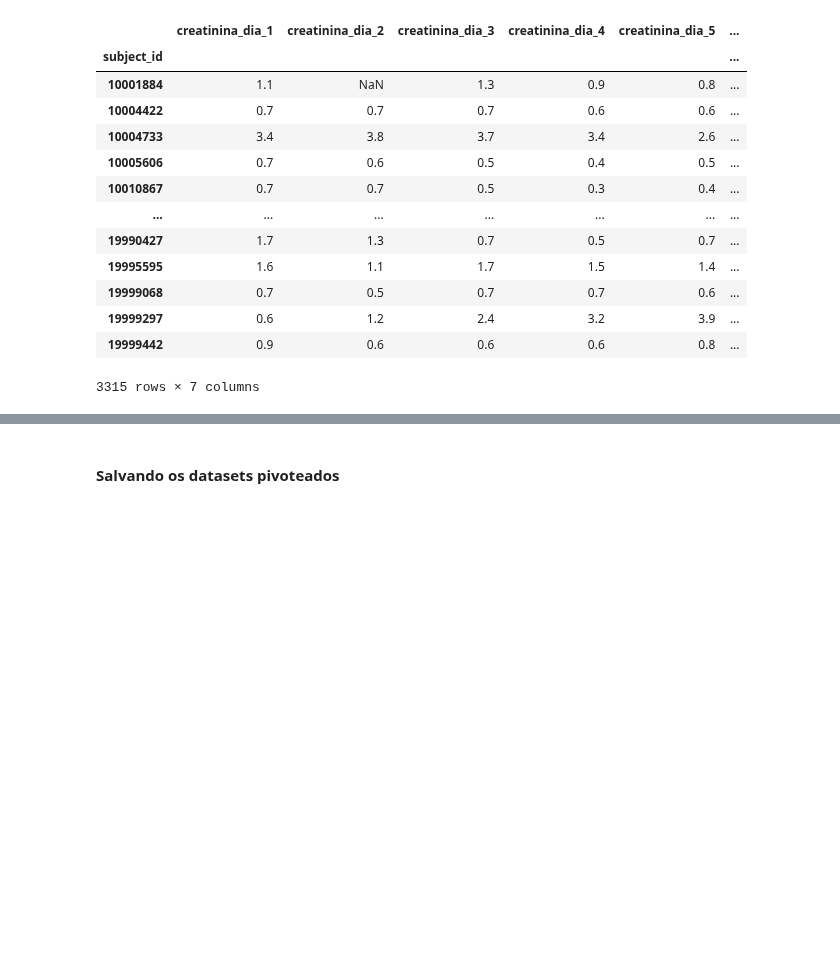
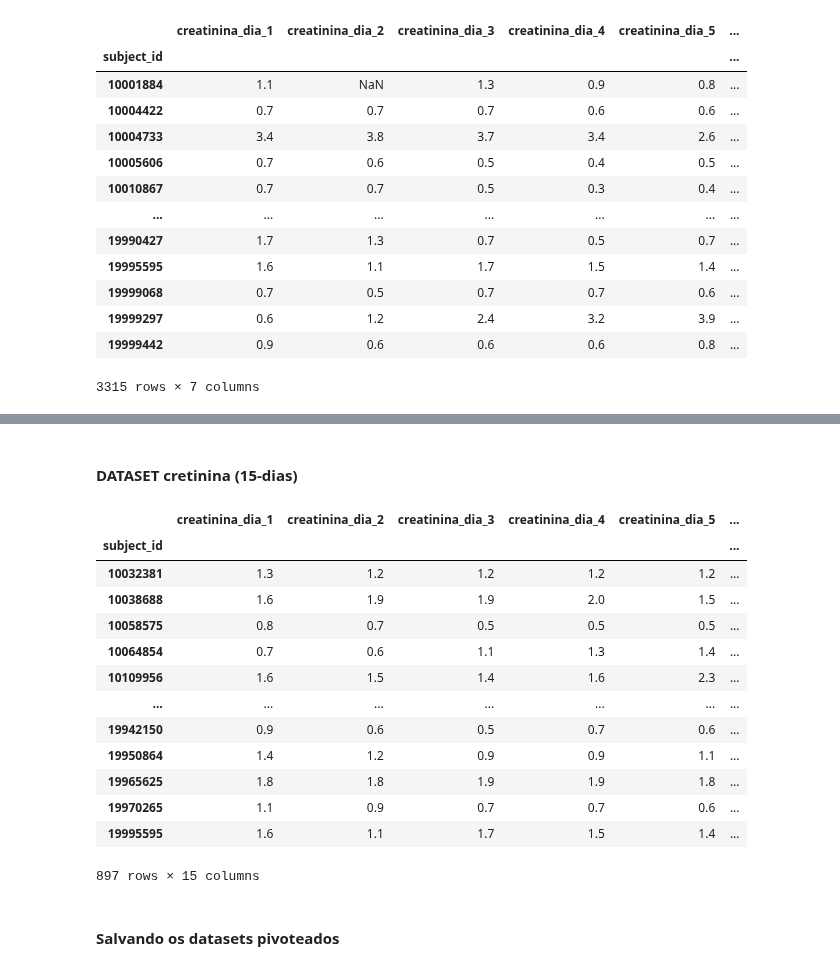
Before and after one commit to igorssant/TCC-Comparacao-de-Modelos-de-ML-nao-Supervisionados, a Jupyter notebook: src/limpeza_e_manutencao.ipynb, the cells around one changed output, grey strips where cells are left out. Saved outputs shown, nothing was run; the diff lists cells and outputs as text; code cells hidden in the pictures; blank space fills up the shorter version.

```diff
--- a/src/limpeza_e_manutencao.ipynb
+++ b/src/limpeza_e_manutencao.ipynb
@@ -246,3 +327,24 @@ df_creatinina_processed
+# %% [markdown]
+#### DATASET cretinina (15-dias)
+# %%
+df_creatinina_15_dias.reset_index(inplace = True)
+df_creatinina_15_dias_processed = pivotear_dataset_creatinina(df_creatinina_15_dias, "subject_id", "day", "CreatininaMaxDia")
+df_creatinina_15_dias_processed
+# %% [output]
+|  | creatinina_dia_1 | creatinina_dia_2 | creatinina_dia_3 | creatinina_dia_4 | creatinina_dia_5 | ... |
+| subject_id |  |  |  |  |  | ... |
+| 10032381 | 1.3 | 1.2 | 1.2 | 1.2 | 1.2 | ... |
+| 10038688 | 1.6 | 1.9 | 1.9 | 2.0 | 1.5 | ... |
+| 10058575 | 0.8 | 0.7 | 0.5 | 0.5 | 0.5 | ... |
+| 10064854 | 0.7 | 0.6 | 1.1 | 1.3 | 1.4 | ... |
+| 10109956 | 1.6 | 1.5 | 1.4 | 1.6 | 2.3 | ... |
+| ... | ... | ... | ... | ... | ... | ... |
+| 19942150 | 0.9 | 0.6 | 0.5 | 0.7 | 0.6 | ... |
+| 19950864 | 1.4 | 1.2 | 0.9 | 0.9 | 1.1 | ... |
+| 19965625 | 1.8 | 1.8 | 1.9 | 1.9 | 1.8 | ... |
+| 19970265 | 1.1 | 0.9 | 0.7 | 0.7 | 0.6 | ... |
+| 19995595 | 1.6 | 1.1 | 1.7 | 1.5 | 1.4 | ... |
+897 rows × 15 columns
 # %% [markdown]
 #### Salvando os datasets pivoteados
 # %%
```
Also changed, not shown: parts of 45 cells of this notebook, 6 other files.
